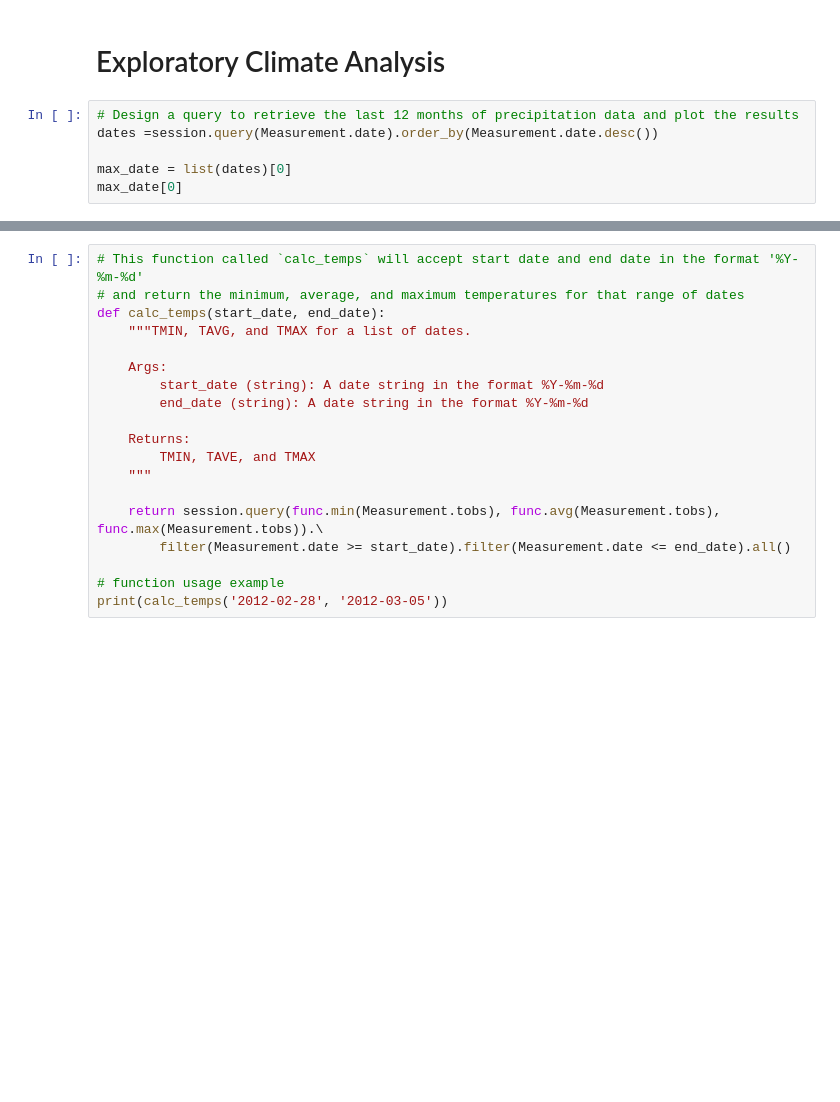
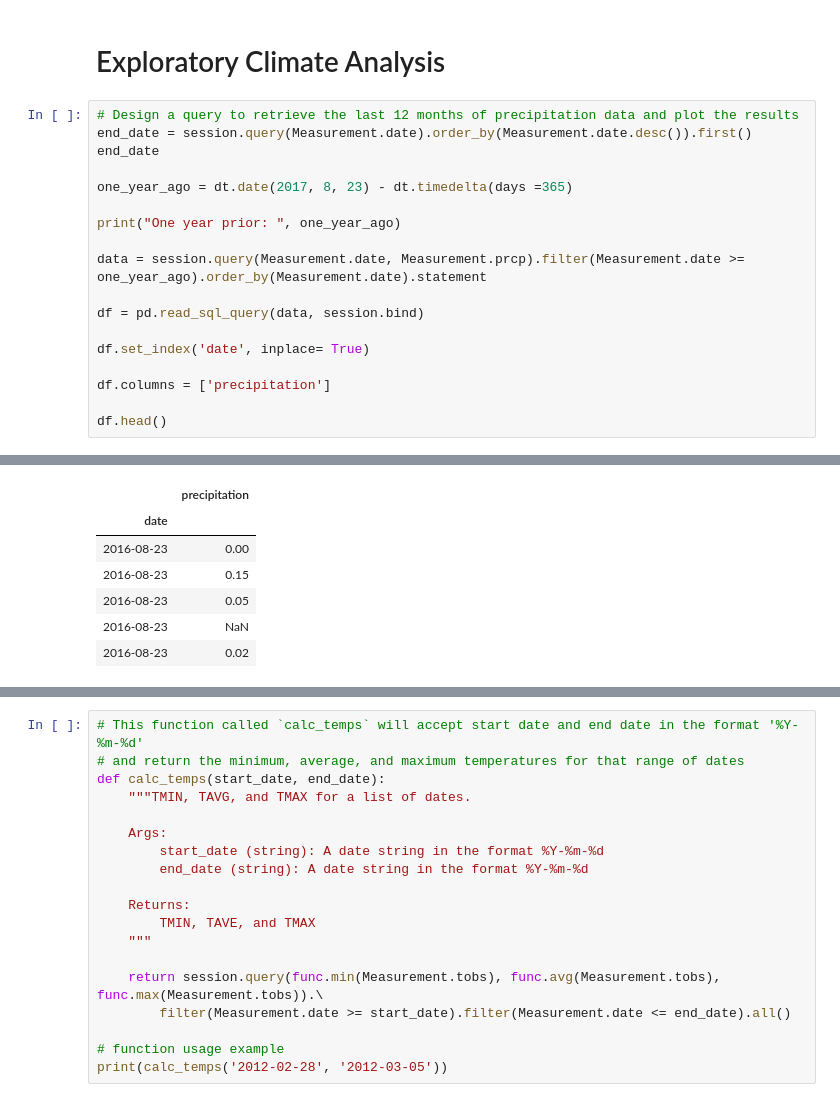
Before and after one commit to heathersaul-nos3lf/sqlalchemy-challenge, a Jupyter notebook: Instructions/climate_HW.ipynb, the cells around one changed output, grey strips where cells are left out. Drawn from its saved outputs; the diff is of its cells as text; blank space fills up the shorter version.

```diff
--- a/Instructions/climate_HW.ipynb
+++ b/Instructions/climate_HW.ipynb
@@ -50,8 +50,20 @@ first_row.__dict__
 # Exploratory Climate Analysis
 # %%
 # Design a query to retrieve the last 12 months of precipitation data and plot the results
-dates =session.query(Measurement.date).order_by(Measurement.date.desc())
+end_date = session.query(Measurement.date).order_by(Measurement.date.desc()).first()
+end_date
 
-max_date = list(dates)[0]
-max_date[0]
+one_year_ago = dt.date(2017, 8, 23) - dt.timedelta(days =365)
+
+print("One year prior: ", one_year_ago)
+
+data = session.query(Measurement.date, Measurement.prcp).filter(Measurement.date >= one_year_ago).order_by(Measurement.date).statement
+
+df = pd.read_sql_query(data, session.bind)
+
+df.set_index('date', inplace= True)
+
+df.columns = ['precipitation']
+
+df.head()
 # %% [output]
@@ -58,0 +71,7 @@ SyntaxError: unexpected character after line continuation character (<ipython-in
+|  | precipitation |
+| date |  |
+| 2016-08-23 | 0.00 |
+| 2016-08-23 | 0.15 |
+| 2016-08-23 | 0.05 |
+| 2016-08-23 | NaN |
+| 2016-08-23 | 0.02 |
```
Also changed, not shown: parts of 25 cells of this notebook.
